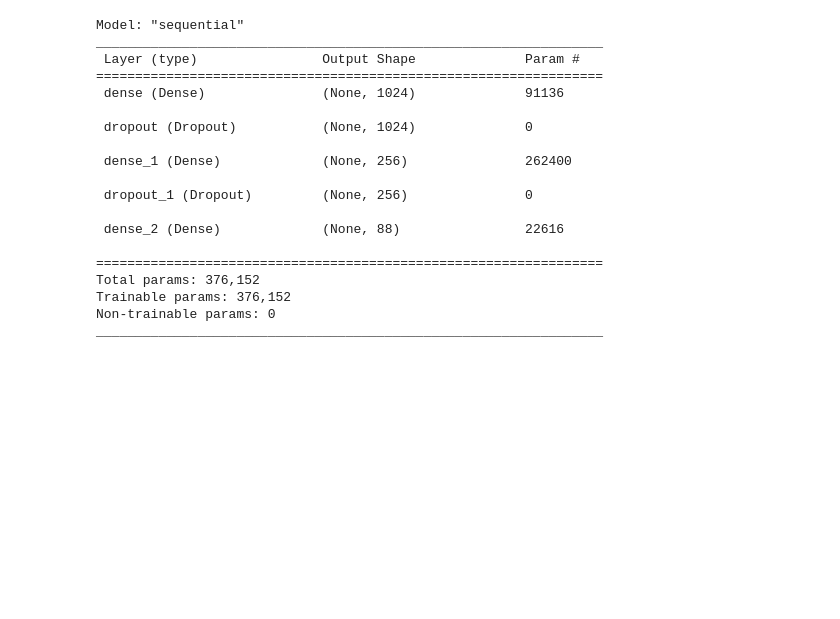
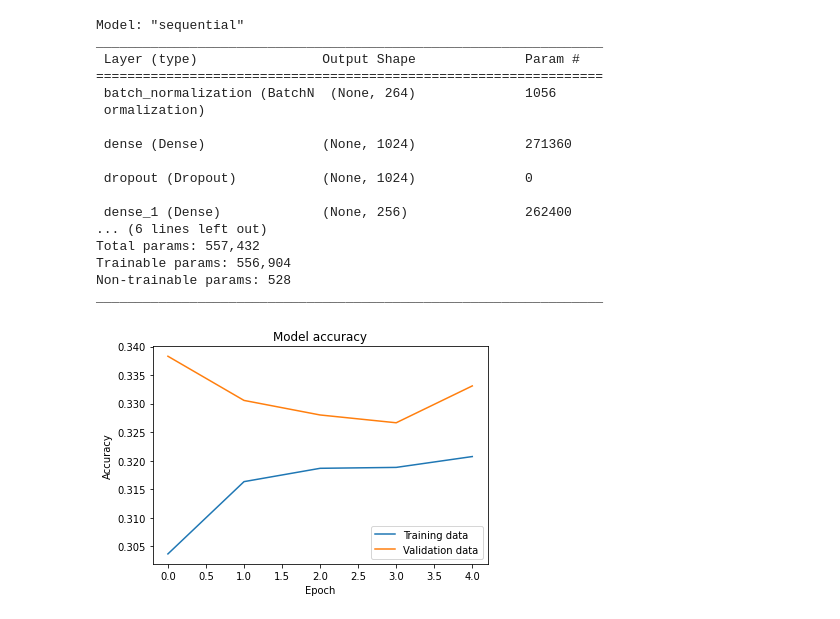
Before and after one commit to zoilo-nl/MML, a Jupyter notebook: Predictor.ipynb, the cells around one changed output. Saved outputs shown, nothing was run; the diff lists cells and outputs as text; code cells hidden in the pictures; blank space fills up the shorter version.

```diff
--- a/Predictor.ipynb
+++ b/Predictor.ipynb
@@ -59,24 +38,33 @@ def load_DNN():
 # %%
-#model = load_DNN()
-model = keras.models.load_model('DNN_training/model.h5')
+model = models.load_model('DNN_training/model.h5')
+history = np.load('DNN_training/history.npy', allow_pickle='TRUE').item()
 model.summary()
 # %% [output]
 Model: "sequential"
 _________________________________________________________________
  Layer (type)                Output Shape              Param #
 =================================================================
- dense (Dense)               (None, 1024)              91136
+ batch_normalization (BatchN  (None, 264)              1056
+ ormalization)
+
+ dense (Dense)               (None, 1024)              271360
 
  dropout (Dropout)           (None, 1024)              0
 
  dense_1 (Dense)             (None, 256)               262400
-
- dropout_1 (Dropout)         (None, 256)               0
-
- dense_2 (Dense)             (None, 88)                22616
-
-=================================================================
-Total params: 376,152
-Trainable params: 376,152
-Non-trainable params: 0
+... (6 lines left out)
+Total params: 557,432
+Trainable params: 556,904
+Non-trainable params: 528
 _________________________________________________________________
+# %%
+plt.plot(history['accuracy'])
+plt.plot(history['val_accuracy'])
+plt.title('Model accuracy')
+plt.xlabel('Epoch')
+plt.ylabel('Accuracy')
+# plt.ylim(0, 1)
+plt.legend(['Training data', 'Validation data'], loc='lower right')
+plt.show()
+# %% [output]
+[figure, added]
```
Also changed, not shown: parts of 10 cells of this notebook, 10 other files.
